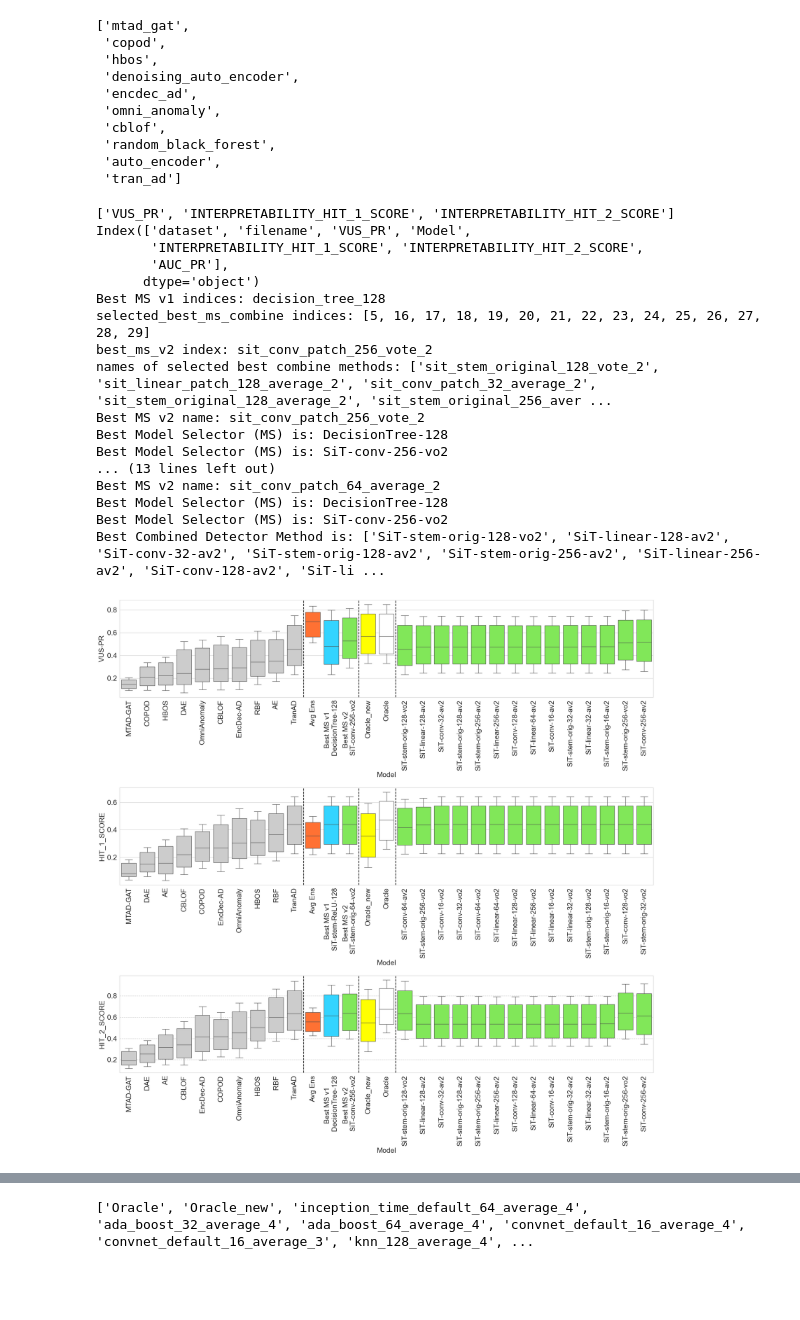
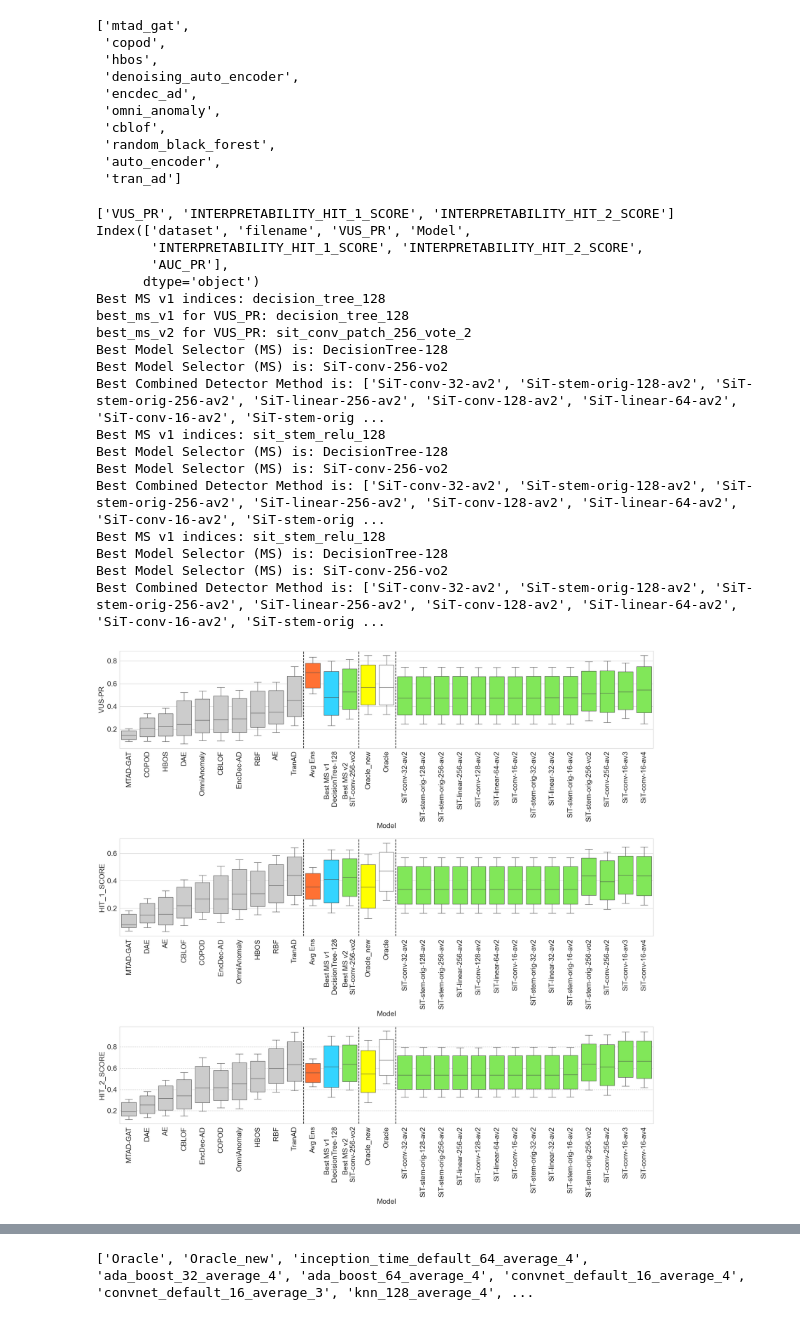
Before and after one commit to doanthihoaithu/MSAD, a Jupyter notebook: analyze_combining_detectors.ipynb, the cells around one changed output, grey strips where cells are left out. Drawn from its saved outputs; the diff is of its cells as text; code cells hidden in the pictures; blank space fills up the shorter version.

```diff
--- a/analyze_combining_detectors.ipynb
+++ b/analyze_combining_detectors.ipynb
@@ -560,17 +560,19 @@ def plot_result_boxplot_dataset(combined_df, measure_names=measure_names):
         method_means_msadv2 = combined_df[combined_df['Model'].isin(model_selectors_v2_not_v1)].groupby('Model')[measure_name].mean().sort_values()
         selected_best_ms_combine = np.argpartition(method_means_msadv2.values, -top_N)[-top_N:].tolist()
         best_ms_v2 = method_means_msadv2.index[selected_best_ms_combine[-1]]
-        print('selected_best_ms_combine indices:', selected_best_ms_combine)
-        print('best_ms_v2 index:', best_ms_v2)
+        # print('selected_best_ms_combine indices:', selected_best_ms_combine)
+        # print('best_ms_v2 index:', best_ms_v2)
         selected_best_ms_combine_raw_names = method_means_msadv2.index[selected_best_ms_combine].tolist()
-        print(f'names of selected best combine methods:', selected_best_ms_combine_raw_names )
-        print(f'Best MS v2 name:', best_ms_v2)
+        # print(f'names of selected best combine methods:', selected_best_ms_combine_raw_names )
+        # print(f'Best MS v2 name:', best_ms_v2)
 
         if measure_name == 'VUS_PR':
             best_vus_pr_v1 = best_ms
             best_vus_pr_v2 = best_ms_v2
             best_vus_pr_v2_list = selected_best_ms_combine_raw_names
-        if measure_name == 'INTERPRETABILITY_HIT_2_SCORE' or measure_name == 'AUC_PR':
+            print('best_ms_v1 for VUS_PR:', best_vus_pr_v1)
+            print('best_ms_v2 for VUS_PR:', best_vus_pr_v2)
+        if measure_name in ['INTERPRETABILITY_HIT_1_SCORE', 'INTERPRETABILITY_HIT_2_SCORE', 'AUC_PR']:
             best_ms_v2 = best_vus_pr_v2
             best_ms = best_vus_pr_v1
             selected_best_ms_combine_raw_names = best_vus_pr_v2_list
@@ -601,41 +603,43 @@ def plot_result_boxplot_dataset(combined_df, measure_names=measure_names):
             elif x == best_ms:
                 xticks_labels.append(final_names['best_ms'].format(final_names[best_ms]))
             else:
                 xticks_labels.append(final_names['best_ms_v2'].format(final_names[best_ms_v2]))
 
         axis.set_xticks(list(range(len(xticks_labels))), xticks_labels, rotation=90)
         axis.set_ylabel(final_names[measure_name])
 
         axis.axvline(9.5, color='black', linestyle='--')
         axis.axvline(12.5, color='black', linestyle='--')
         axis.axvline(14.5, color='black', linestyle='--')
     plt.tight_layout()
     #     plt.savefig(figure_path.format('1_intro_fig_1'), transparent=True)
     figure_path = f'result_label_by_{mts_current_metric_for_optimization}'
     figure.savefig(figure_path)
     plt.show()
     plt.close()
 
 plot_result_boxplot_dataset(combined_df, measure_names)
 # %% [output]
 ['VUS_PR', 'INTERPRETABILITY_HIT_1_SCORE', 'INTERPRETABILITY_HIT_2_SCORE']
 Index(['dataset', 'filename', 'VUS_PR', 'Model',
        'INTERPRETABILITY_HIT_1_SCORE', 'INTERPRETABILITY_HIT_2_SCORE',
        'AUC_PR'],
       dtype='object')
 Best MS v1 indices: decision_tree_128
-selected_best_ms_combine indices: [5, 16, 17, 18, 19, 20, 21, 22, 23, 24, 25, 26, 27, 28, 29]
-best_ms_v2 index: sit_conv_patch_256_vote_2
-names of selected best combine methods: ['sit_stem_original_128_vote_2', 'sit_linear_patch_128_average_2', 'sit_conv_patch_32_average_2', 'sit_stem_original_128_average_2', 'sit_stem_original_256_aver ...
-Best MS v2 name: sit_conv_patch_256_vote_2
+best_ms_v1 for VUS_PR: decision_tree_128
+best_ms_v2 for VUS_PR: sit_conv_patch_256_vote_2
 Best Model Selector (MS) is: DecisionTree-128
 Best Model Selector (MS) is: SiT-conv-256-vo2
-... (13 lines left out)
-Best MS v2 name: sit_conv_patch_64_average_2
+Best Combined Detector Method is: ['SiT-conv-32-av2', 'SiT-stem-orig-128-av2', 'SiT-stem-orig-256-av2', 'SiT-linear-256-av2', 'SiT-conv-128-av2', 'SiT-linear-64-av2', 'SiT-conv-16-av2', 'SiT-stem-orig ...
+Best MS v1 indices: sit_stem_relu_128
 Best Model Selector (MS) is: DecisionTree-128
 Best Model Selector (MS) is: SiT-conv-256-vo2
-Best Combined Detector Method is: ['SiT-stem-orig-128-vo2', 'SiT-linear-128-av2', 'SiT-conv-32-av2', 'SiT-stem-orig-128-av2', 'SiT-stem-orig-256-av2', 'SiT-linear-256-av2', 'SiT-conv-128-av2', 'SiT-li ...
+Best Combined Detector Method is: ['SiT-conv-32-av2', 'SiT-stem-orig-128-av2', 'SiT-stem-orig-256-av2', 'SiT-linear-256-av2', 'SiT-conv-128-av2', 'SiT-linear-64-av2', 'SiT-conv-16-av2', 'SiT-stem-orig ...
+Best MS v1 indices: sit_stem_relu_128
+Best Model Selector (MS) is: DecisionTree-128
+Best Model Selector (MS) is: SiT-conv-256-vo2
+Best Combined Detector Method is: ['SiT-conv-32-av2', 'SiT-stem-orig-128-av2', 'SiT-stem-orig-256-av2', 'SiT-linear-256-av2', 'SiT-conv-128-av2', 'SiT-linear-64-av2', 'SiT-conv-16-av2', 'SiT-stem-orig ...
-[figure, old version]
+[figure, new version]
 # %%
 plt.rcParams.update({'font.size': 18})
 # plt.figure(figsize=(20, 40))
```
Also changed, not shown: parts of 9 cells of this notebook, 9 other files.
